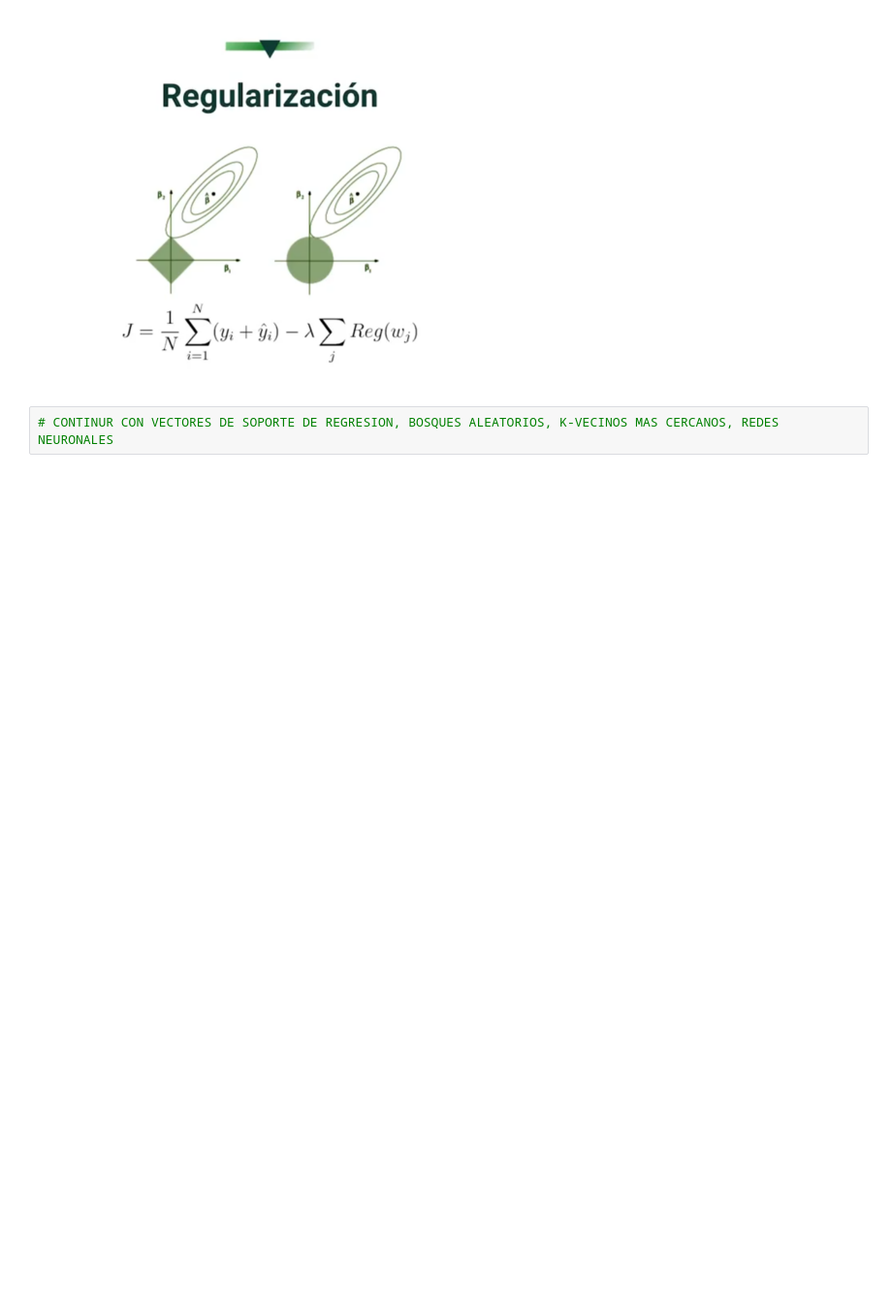
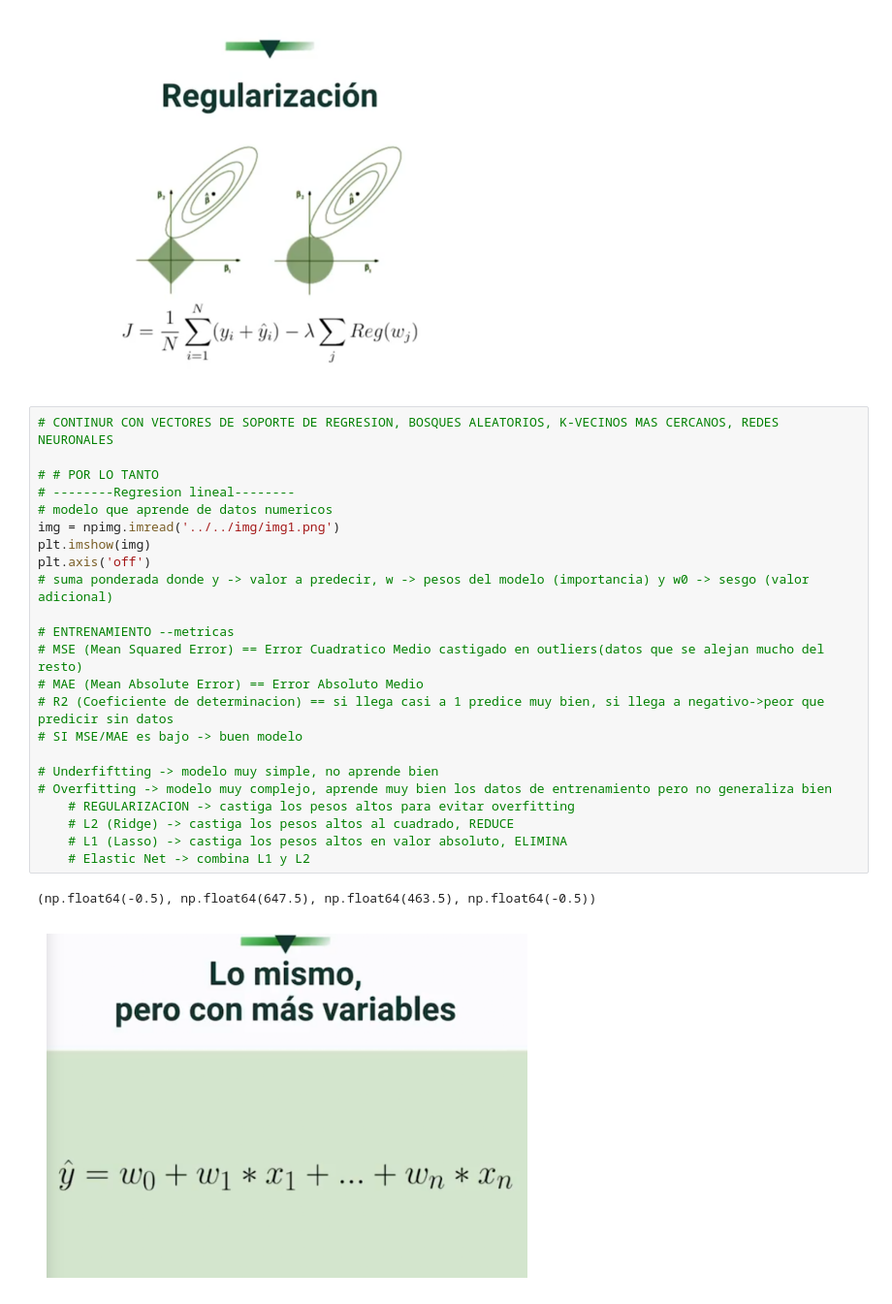
Before and after one commit to EsmeMP/Introduccion_Machine_Learning, a Jupyter notebook: notebooks/regresion_lineal/linealidad.ipynb, the cells around one changed output. Shown: that part at 97% size. Cells and saved outputs as stored; diff of their text form; blank space fills up the shorter version.

```diff
--- a/notebooks/regresion_lineal/linealidad.ipynb
+++ b/notebooks/regresion_lineal/linealidad.ipynb
@@ -31,3 +31,27 @@ plt.axis('off')
 [figure]
 # %%
 # CONTINUR CON VECTORES DE SOPORTE DE REGRESION, BOSQUES ALEATORIOS, K-VECINOS MAS CERCANOS, REDES NEURONALES
+
+# # POR LO TANTO
+# --------Regresion lineal--------
+# modelo que aprende de datos numericos
+img = npimg.imread('../../img/img1.png')
+plt.imshow(img)
+plt.axis('off')
+# suma ponderada donde y -> valor a predecir, w -> pesos del modelo (importancia) y w0 -> sesgo (valor adicional)
+
+# ENTRENAMIENTO --metricas
+# MSE (Mean Squared Error) == Error Cuadratico Medio castigado en outliers(datos que se alejan mucho del resto)
+# MAE (Mean Absolute Error) == Error Absoluto Medio
+# R2 (Coeficiente de determinacion) == si llega casi a 1 predice muy bien, si llega a negativo->peor que predicir sin datos
+# SI MSE/MAE es bajo -> buen modelo
+
+# Underfiftting -> modelo muy simple, no aprende bien
+# Overfitting -> modelo muy complejo, aprende muy bien los datos de entrenamiento pero no generaliza bien
+    # REGULARIZACION -> castiga los pesos altos para evitar overfitting
+    # L2 (Ridge) -> castiga los pesos altos al cuadrado, REDUCE
+    # L1 (Lasso) -> castiga los pesos altos en valor absoluto, ELIMINA
+    # Elastic Net -> combina L1 y L2
+# %% [output]
+(np.float64(-0.5), np.float64(647.5), np.float64(463.5), np.float64(-0.5))
+[figure, added]
```
Also changed, not shown: parts of 1 cell of this notebook.
